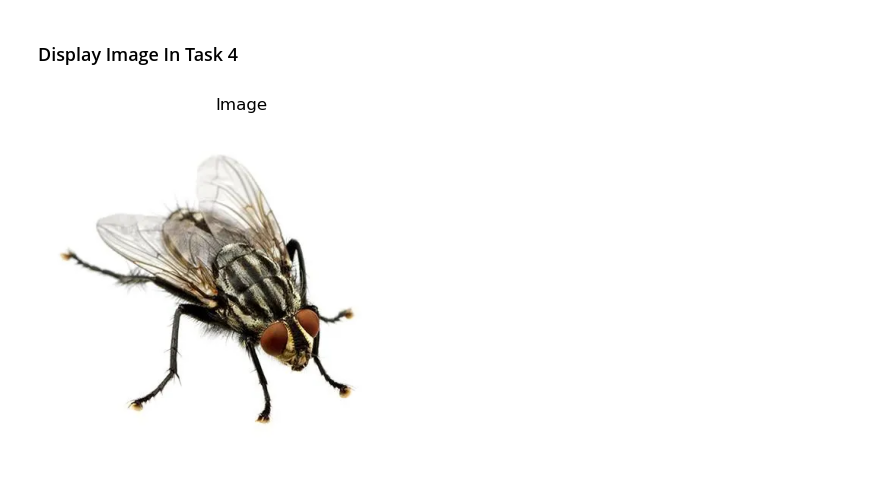
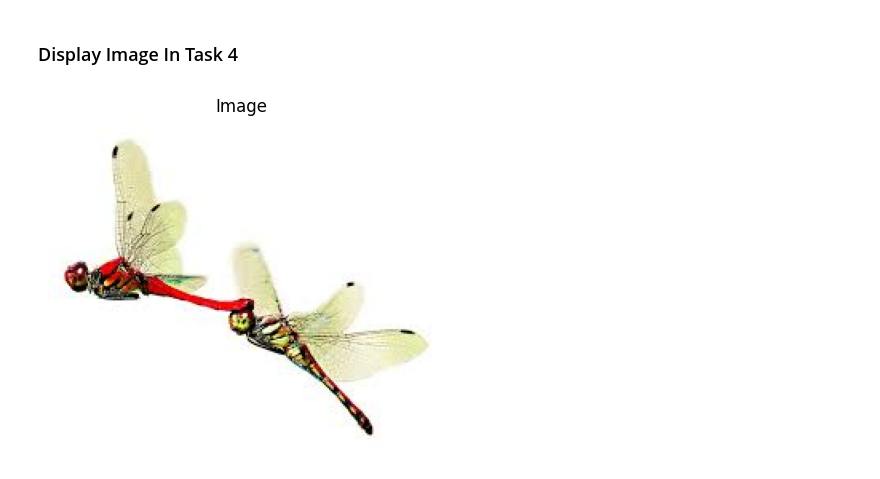
Before and after one commit to DharshanRajPA/Advanced_Python_Programming_Laboratory, a Jupyter notebook: 17-Lab_23-09-2025.ipynb, the cells around one changed output. Cells and saved outputs as stored; diff of their text form; code cells hidden in the pictures.

```diff
--- a/17-Lab_23-09-2025.ipynb
+++ b/17-Lab_23-09-2025.ipynb
@@ -368,11 +368,11 @@ plt.show()
 ### Display Image In Task 4
 # %%
 from PIL import Image
-ImageObject = Image.open("./housefly.webp")  # Load an image
+ImageObject = Image.open("./dragonfly.jpeg")  # Load an image
 plt.figure(figsize=(5,5))
 plt.imshow(ImageObject)  # Displays the image
 plt.axis("off")
 plt.title("Image")
 plt.show()
 # %% [output]
-[figure, old version]
+[figure, new version]
```
Also changed, not shown: parts of 22 cells of this notebook, 4 other files.
